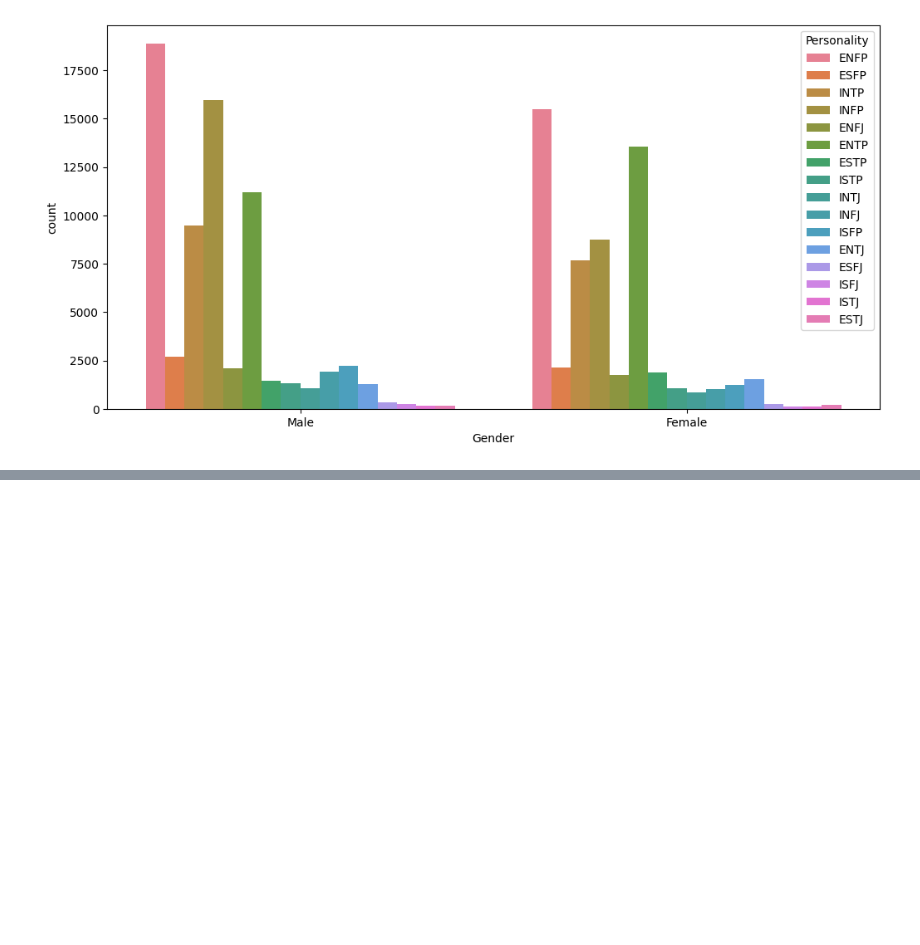
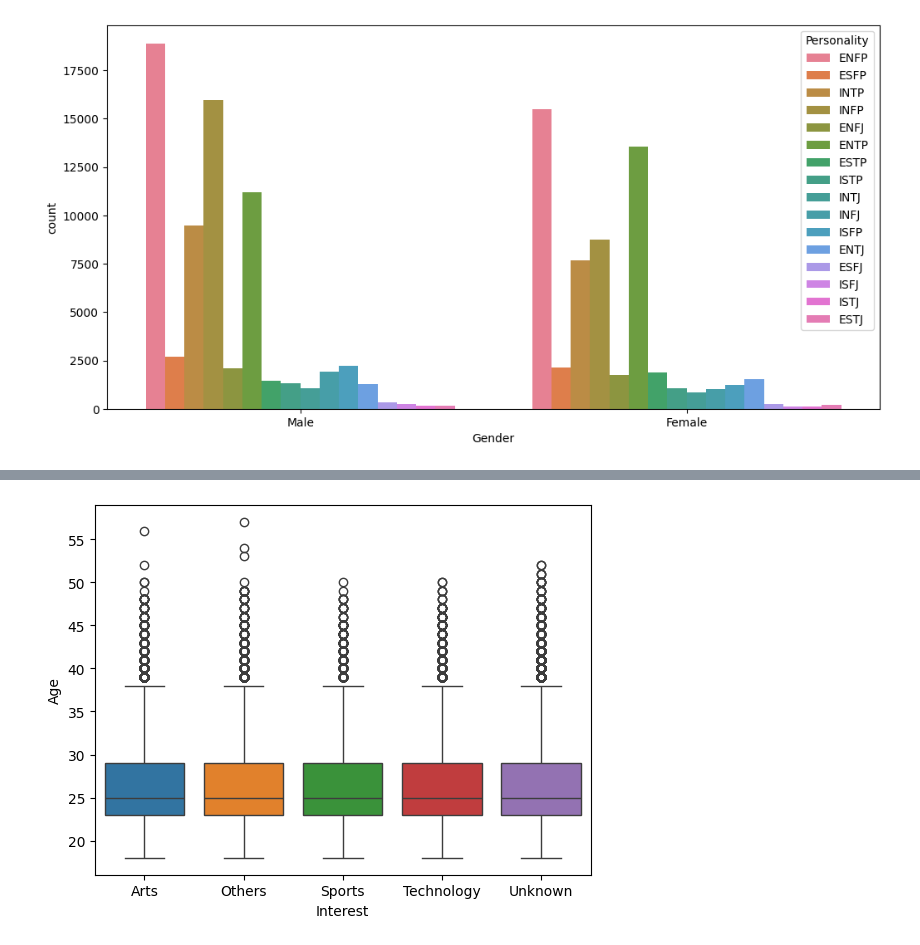
Before and after one commit to Dxppi/machineLearning, a Jupyter notebook: MBTI.ipynb, the cells around one changed output, grey strips where cells are left out. Cells and saved outputs as stored; diff of their text form; code cells hidden in the pictures; blank space fills up the shorter version.

```diff
--- a/MBTI.ipynb
+++ b/MBTI.ipynb
@@ -202,0 +184,5 @@ Accuracy score: 0.8083760639267029
+# %%
+sns.boxplot(x="Interest", y="Age", hue = "Interest", data=data)
+pass
+# %% [output]
+[figure, added]
```
Also changed, not shown: parts of 83 cells of this notebook.
